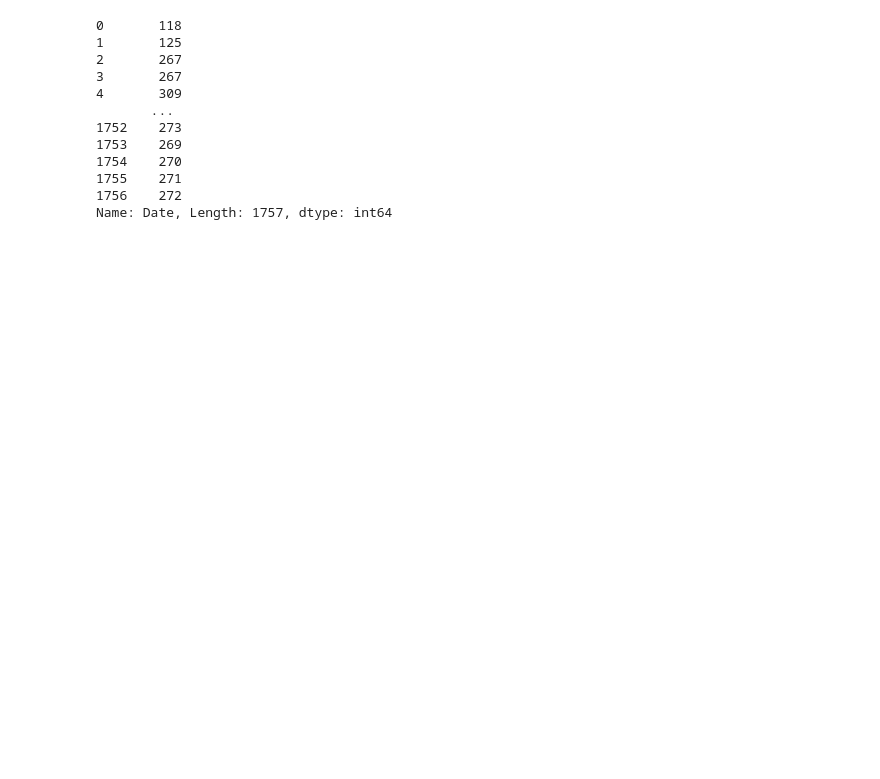
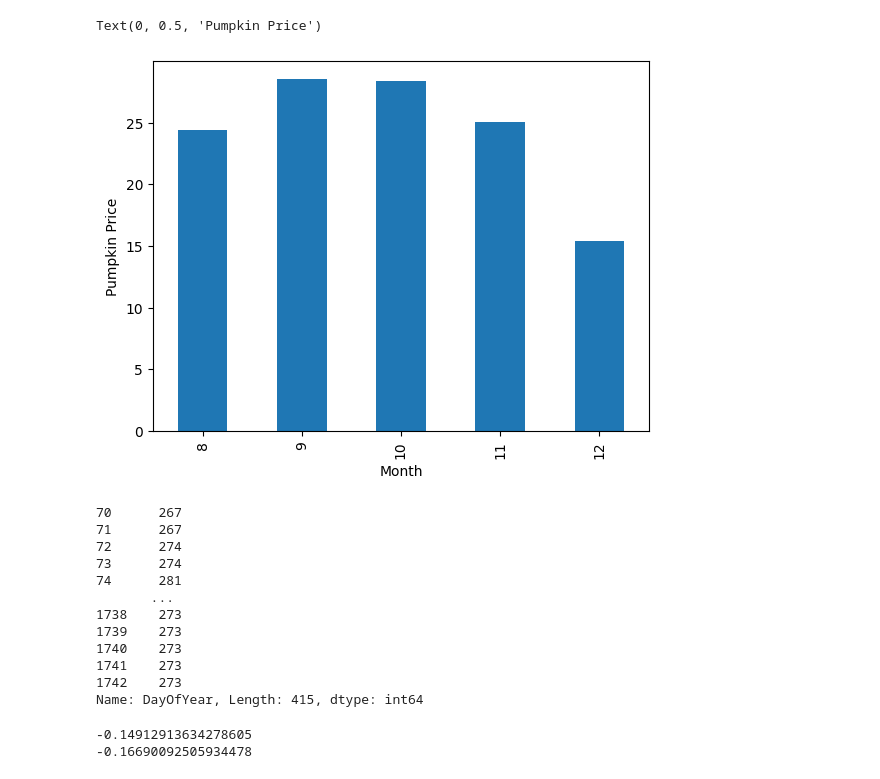
Before and after one commit to izzaalfiansyah/ml-beginners, a Jupyter notebook: 1-regression/3-linear/learn.ipynb, the cells around one changed output. Saved outputs shown, nothing was run; the diff lists cells and outputs as text; code cells hidden in the pictures; blank space fills up the shorter version.

```diff
--- a/1-regression/3-linear/learn.ipynb
+++ b/1-regression/3-linear/learn.ipynb
@@ -5,4 +4,5 @@ from datetime import datetime
 # %%
-data = pd.read_csv('../../data/US-pumpkins.csv')
-print(data)
+data = pd.read_csv("../../data/US-pumpkins.csv")
+data = data[data['Package'].str.contains('bushel', case=True, regex=True)]
+print(data.head())
 # %% [output]
@@ -25,0 +66,5 @@ print(data)
+# %%
+columns_to_select = ["Package", "Low Price", "High Price", "Date", "Variety", "City Name"]
+data = data.loc[:, columns_to_select]
+data['City'] = data['City Name']
+print(data.head())
@@ -25,0 +85,5 @@ print(data)
+# %%
+data['Avg Price'] = (data['Low Price'] + data['High Price']) / 2
+data["Month"] = pd.DatetimeIndex(data['Date']).month
+
+print(data.head())
@@ -25,0 +104,8 @@ print(data)
+# %%
+new_data = data[data['Package'].str.contains('bushel')]
+
+mask_1_19 = new_data['Package'].str.contains('1 1/9')
+mask_12 = new_data['Package'].str.contains('1/2')
+
+new_data.loc[mask_1_19, 'Avg Price'] = new_data.loc[mask_1_19, 'Avg Price'] / (1 + 1/9)
+new_data.loc[mask_12, 'Avg Price'] = new_data.loc[mask_12, 'Avg Price'] / (1/2)
@@ -26,16 +121,30 @@ print(data)
+# %%
+new_data.groupby(['Month'])['Avg Price'].mean().plot(kind='bar')
+plt.ylabel("Pumpkin Price")
+# %% [output]
+Text(0, 0.5, 'Pumpkin Price')
+[figure, added]
 # %%
-day_of_year = pd.to_datetime(data['Date']).apply(lambda dt: (dt - datetime(dt.year, 1, 1)).days)
-print(day_of_year)
+from datetime import datetime
+
+new_data['DayOfYear'] = pd.to_datetime(new_data['Date']).apply(lambda dt: (dt - datetime(dt.year, 1, 1)).days)
+print(new_data['DayOfYear'])
 # %% [output]
-0       118
-1       125
-2       267
-3       267
-4       309
+70      267
+71      267
+72      274
+73      274
+74      281
        ...
-1752    273
-1753    269
-1754    270
-1755    271
-1756    272
-Name: Date, Length: 1757, dtype: int64
+1738    273
+1739    273
+1740    273
+1741    273
+1742    273
+Name: DayOfYear, Length: 415, dtype: int64
+# %%
+print(new_data['Month'].corr(new_data['Avg Price']))
+print(new_data['DayOfYear'].corr(new_data['Avg Price']))
+# %% [output]
+-0.14912913634278605
+-0.16690092505934478
```
Also changed, not shown: parts of 14 cells of this notebook.
